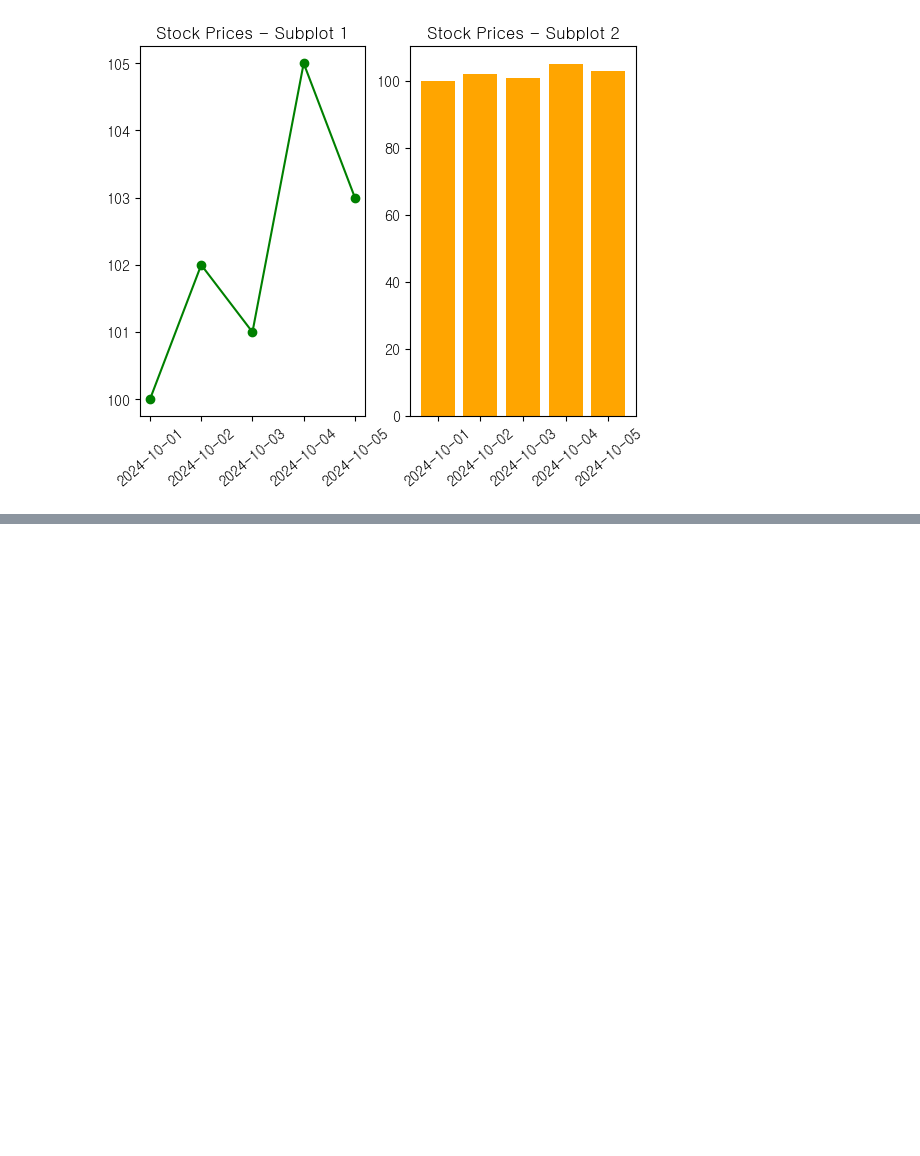
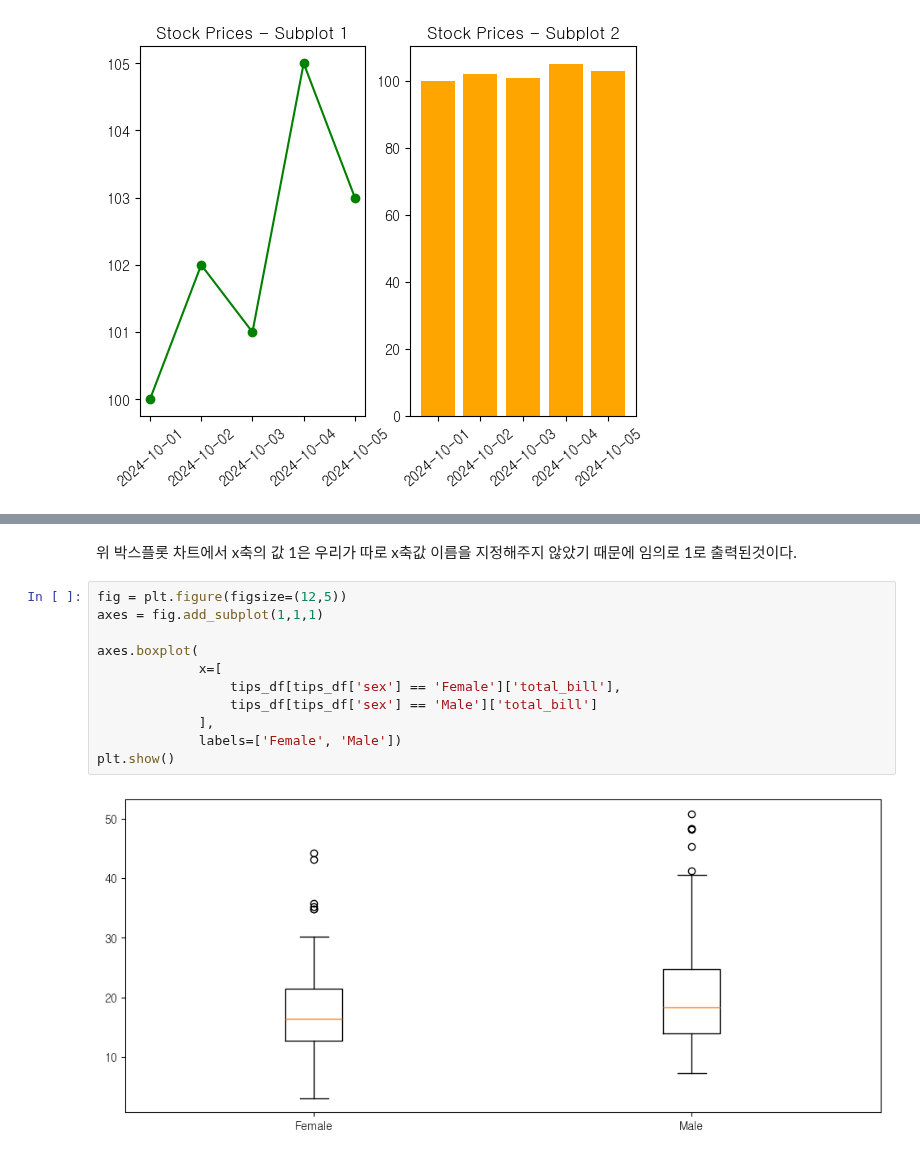
Before and after one commit to jiyoung1634/hipython_rep, a Jupyter notebook: 17.시각화.ipynb, the cells around one changed output, grey strips where cells are left out. Cells and saved outputs as stored; diff of their text form; blank space fills up the shorter version.

```diff
--- a/17.시각화.ipynb
+++ b/17.시각화.ipynb
@@ -214,0 +276,15 @@ plt.hist(np.random.randn(100), bins=20, color='k')
+# %% [markdown]
+위 박스플롯 차트에서 x축의 값 1은 우리가 따로 x축값 이름을 지정해주지 않았기 때문에 임의로 1로 출력된것이다.
+# %%
+fig = plt.figure(figsize=(12,5))
+axes = fig.add_subplot(1,1,1)
+
+axes.boxplot(
+             x=[
+                 tips_df[tips_df['sex'] == 'Female']['total_bill'],
+                 tips_df[tips_df['sex'] == 'Male']['total_bill']
+             ],
+             labels=['Female', 'Male'])
+plt.show()
+# %% [output]
+[figure, added]
```
Also changed, not shown: parts of 23 cells of this notebook.
